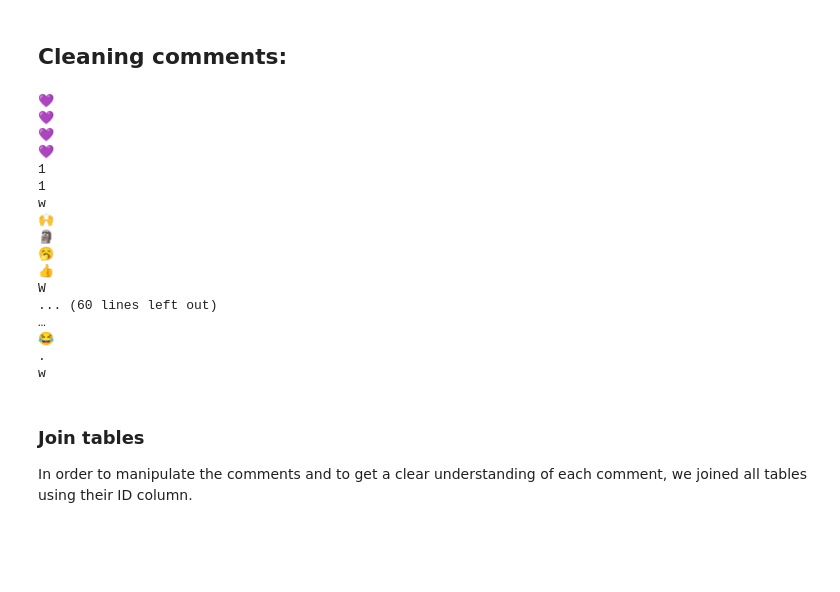
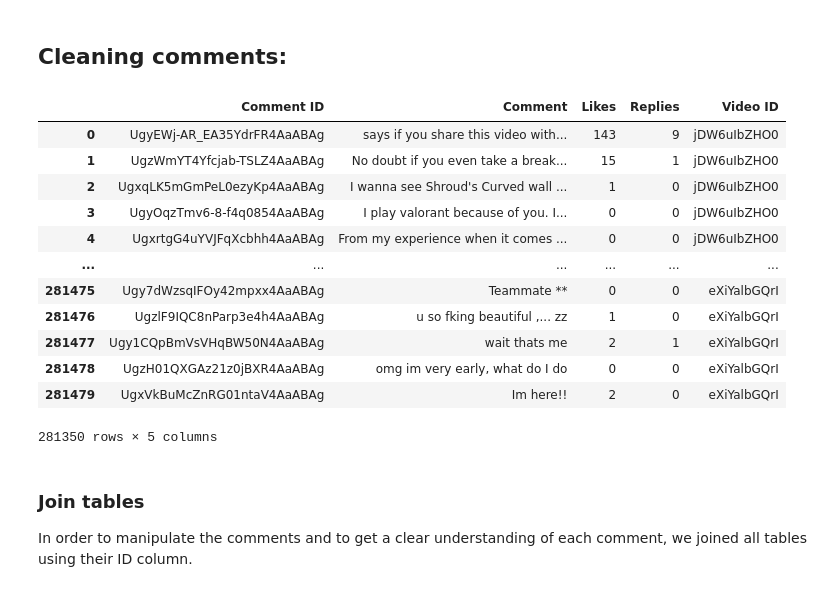
Before and after one commit to amira-bendjama/VALORANT-COMMENTS, a Jupyter notebook: DSCI511 - VALORANT.ipynb, the cells around one changed output. Saved outputs shown, nothing was run; the diff lists cells and outputs as text; code cells hidden in the pictures; blank space fills up the shorter version.

Commit message:
clean code

```diff
--- a/DSCI511 - VALORANT.ipynb
+++ b/DSCI511 - VALORANT.ipynb
@@ -533,27 +545,23 @@ def clean_html(df):
 
     return df
 # %%
-df_comments.at[281475, "Comment"]
-df_c = clean_html(df_comments.copy())
+# df_c = clean_html(df_comments.copy())
+df_c.to_csv('data/clean_comments.csv', index=False)
 df_c
 # %% [output]
+|  | Comment ID | Comment | Likes | Replies | Video ID |
+| 0 | UgyEWj-AR_EA35YdrFR4AaABAg | says if you share this video with... | 143 | 9 | jDW6uIbZHO0 |
+| 1 | UgzWmYT4Yfcjab-TSLZ4AaABAg | No doubt if you even take a break... | 15 | 1 | jDW6uIbZHO0 |
+| 2 | UgxqLK5mGmPeL0ezyKp4AaABAg | I wanna see Shroud's Curved wall ... | 1 | 0 | jDW6uIbZHO0 |
+| 3 | UgyOqzTmv6-8-f4q0854AaABAg | I play valorant because of you. I... | 0 | 0 | jDW6uIbZHO0 |
+| 4 | UgxrtgG4uYVJFqXcbhh4AaABAg | From my experience when it comes ... | 0 | 0 | jDW6uIbZHO0 |
+| ... | ... | ... | ... | ... | ... |
+| 281475 | Ugy7dWzsqIFOy42mpxx4AaABAg | Teammate ** | 0 | 0 | eXiYalbGQrI |
+| 281476 | UgzlF9IQC8nParp3e4h4AaABAg | u so fking beautiful ,... zz | 1 | 0 | eXiYalbGQrI |
+| 281477 | Ugy1CQpBmVsVHqBW50N4AaABAg | wait thats me | 2 | 1 | eXiYalbGQrI |
+| 281478 | UgzH01QXGAz21z0jBXR4AaABAg | omg im very early, what do I do | 0 | 0 | eXiYalbGQrI |
+| 281479 | UgxVkBuMcZnRG01ntaV4AaABAg | Im here!! | 2 | 0 | eXiYalbGQrI |
-💜
-💜
-💜
-💜
-1
-1
-w
-🙌
-🗿
-🥱
-👍
-W
-... (60 lines left out)
-…
-😂
-.
-w
+281350 rows × 5 columns
 # %% [markdown]
 ### Join tables
 In order to manipulate the comments and to get a clear understanding of each comment, we joined all tables using their ID column.
```
Also changed, not shown: parts of 10 cells of this notebook, 2 other files.
